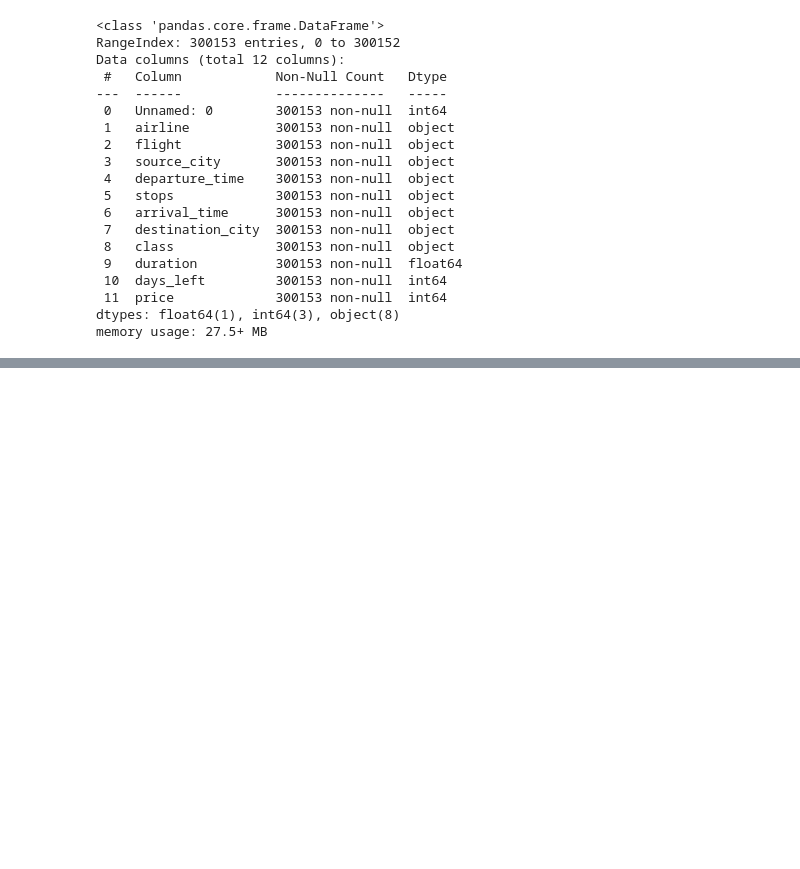
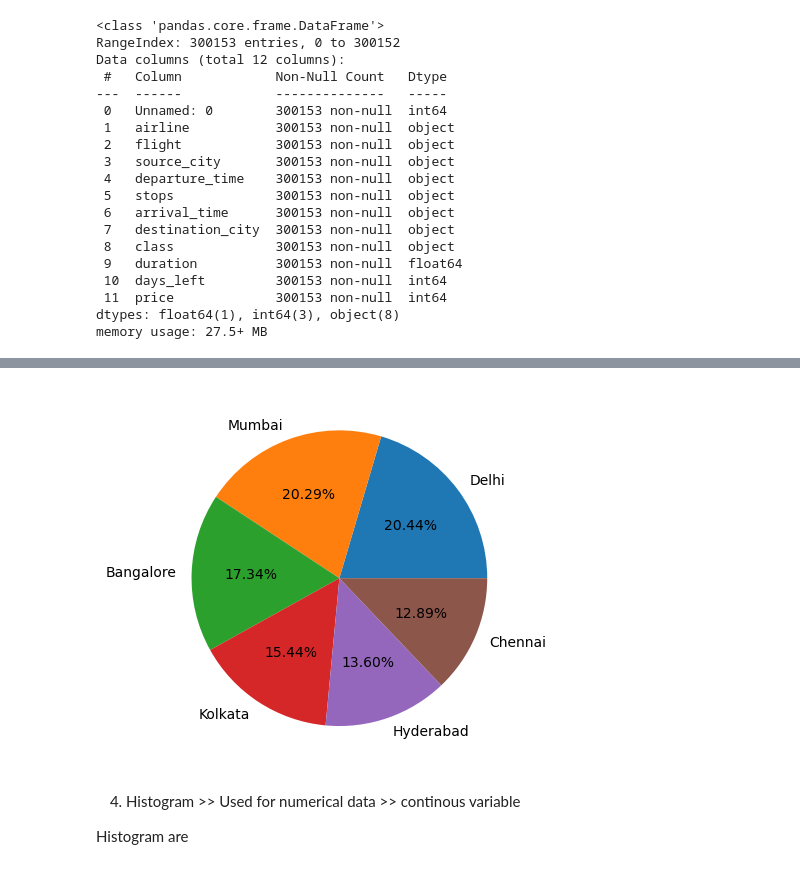
Before and after one commit to ydv-prince/ML-Practicals, a Jupyter notebook: submission1.ipynb, the cells around one changed output, grey strips where cells are left out. Drawn from its saved outputs; the diff is of its cells as text; code cells hidden in the pictures; blank space fills up the shorter version.

```diff
--- a/submission1.ipynb
+++ b/submission1.ipynb
@@ -1033,0 +1057,9 @@ memory usage: 27.5+ MB
+# %%
+plt.pie(df['source_city'].value_counts(), labels= df['source_city'].unique(), autopct= ())
+plt.show()
+# %% [output]
+[figure, added]
+# %% [markdown]
+4. Histogram >> Used for numerical data >> continous variable
+
+Histogram are
```
Also changed, not shown: parts of 7 cells of this notebook.
